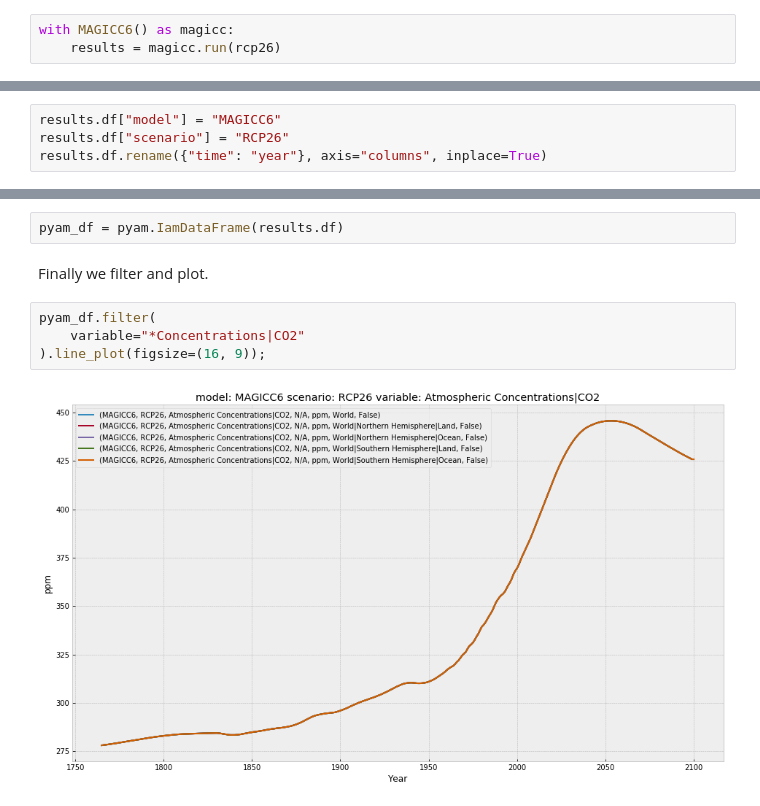
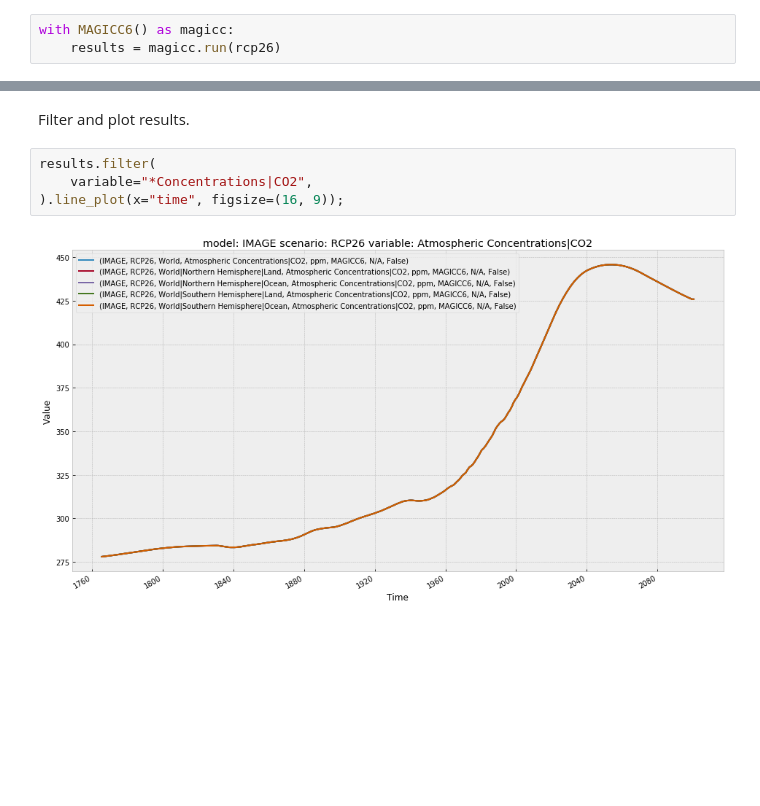
Before and after one commit to openscm/pymagicc, a Jupyter notebook: notebooks/Filtering-Plotting.ipynb, the cells around one changed output, grey strips where cells are left out. Cells and saved outputs as stored; diff of their text form; blank space fills up the shorter version.

Commit message:
Update filtering plotting notebook

```diff
--- a/notebooks/Filtering-Plotting.ipynb
+++ b/notebooks/Filtering-Plotting.ipynb
@@ -26,7 +19,3 @@ Here we make our data Pyam compatible.
-# %%
-results.df["model"] = "MAGICC6"
-results.df["scenario"] = "RCP26"
-results.df.rename({"time": "year"}, axis="columns", inplace=True)
 # %%
 # NBVAL_IGNORE_OUTPUT
 # Note that row ordering may vary
@@ -41,11 +30,9 @@ results.df.head()
-# %%
-pyam_df = pyam.IamDataFrame(results.df)
-# %% [markdown]
-Finally we filter and plot.
+# %% [markdown]
+Filter and plot results.
 # %%
-pyam_df.filter(
-    variable="*Concentrations|CO2"
-).line_plot(figsize=(16, 9));
+results.filter(
+    variable="*Concentrations|CO2",
+).line_plot(x="time", figsize=(16, 9));
 # %% [output]
-[figure, old version]
+[figure, new version]
 # %%
```
Also changed, not shown: parts of 6 cells of this notebook.
